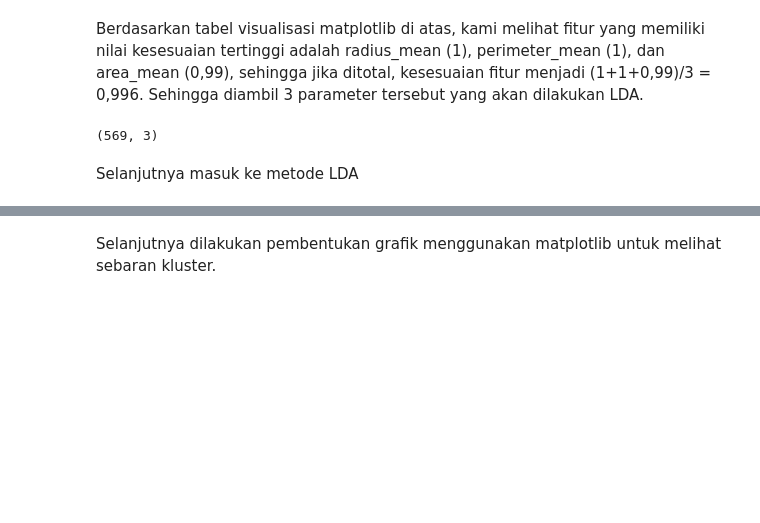
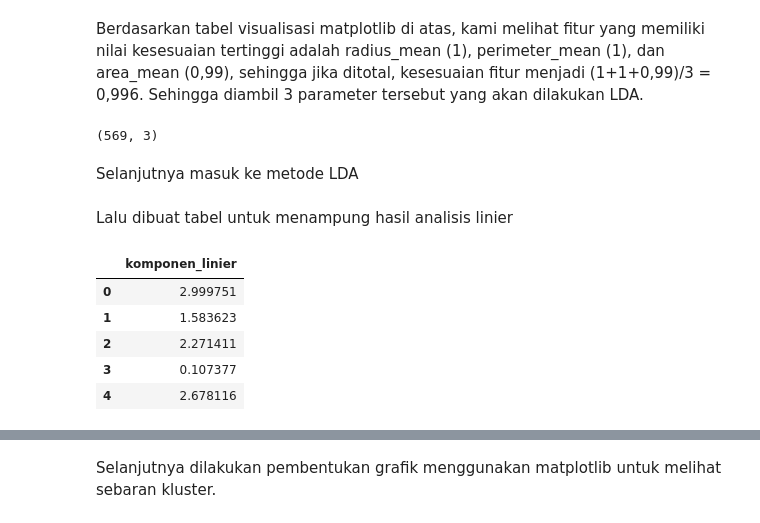
Before and after one commit to hananlu/SLOuas, a Jupyter notebook: Klusterisasi_dengan_LDA.ipynb, the cells around one changed output, grey strips where cells are left out. Cells and saved outputs as stored; diff of their text form; code cells hidden in the pictures; blank space fills up the shorter version.

```diff
--- a/Klusterisasi_dengan_LDA.ipynb
+++ b/Klusterisasi_dengan_LDA.ipynb
@@ -91,3 +92,15 @@ sederhana = LDA(n_components=2) #membuat LDA dengan nama sederhana berisi 2 komp
 fitur_sederhana = sederhana.fit(fitur,labelin).transform(fitur) #melakukan transformasi dari parameter fitur
 fitur_train = sederhana.fit_transform(fitur_train, labelin_train)
 fitur_test = sederhana.transform(fitur_test)
+# %% [markdown]
+Lalu dibuat tabel untuk menampung hasil analisis linier
+# %%
+Analisa = pd.DataFrame(data = fitur_sederhana, columns = ['komponen_linier'])
+Analisa.head()
+# %% [output]
+|  | komponen_linier |
+| 0 | 2.999751 |
+| 1 | 1.583623 |
+| 2 | 2.271411 |
+| 3 | 0.107377 |
+| 4 | 2.678116 |
```
Also changed, not shown: parts of 10 cells of this notebook.
